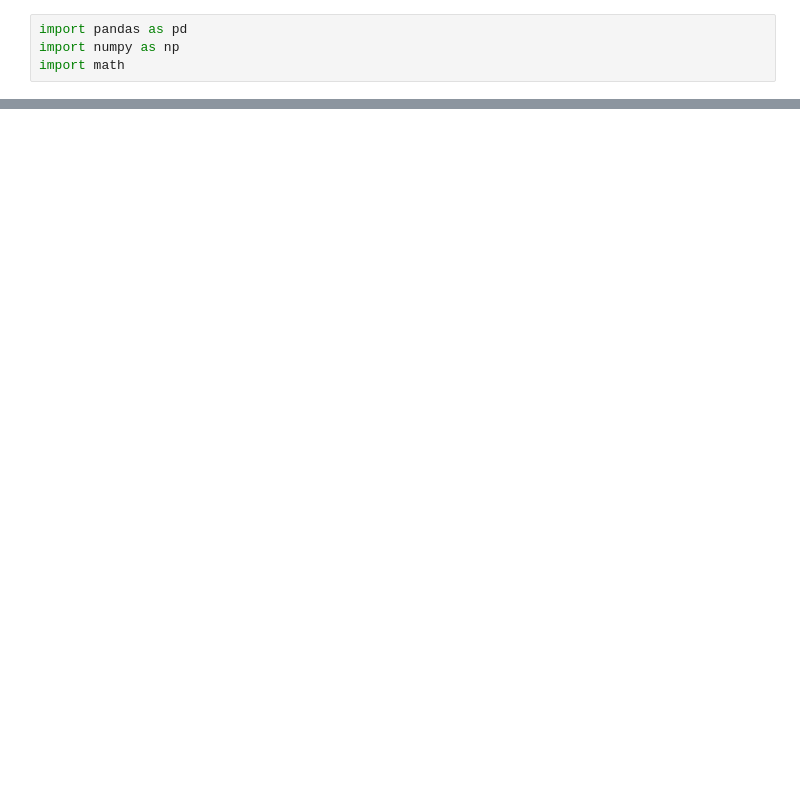
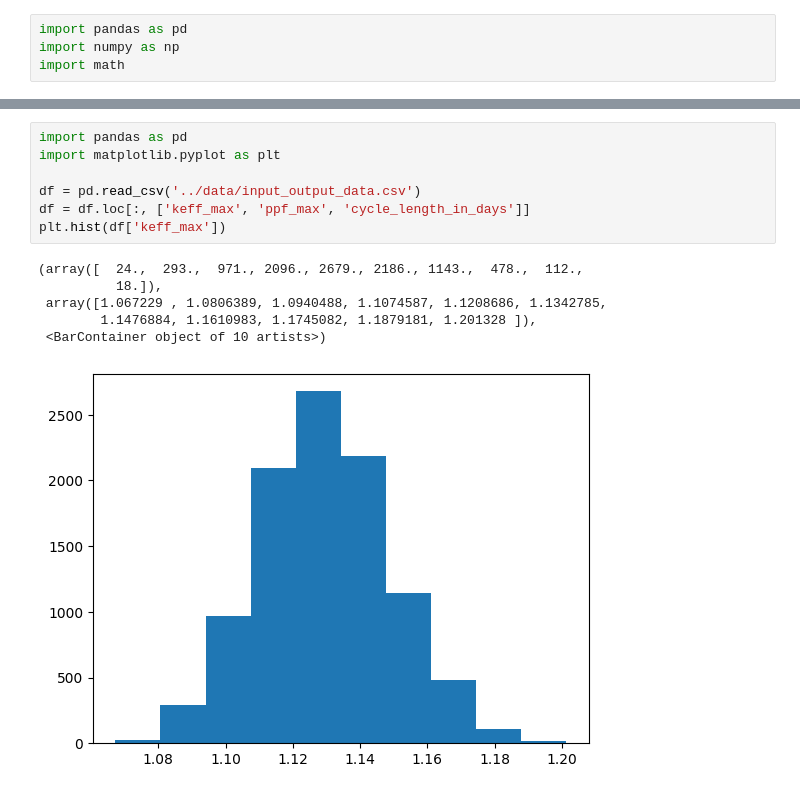
Before and after one commit to PatBoj/PARCSANN_v2, a Jupyter notebook: notebooks/test.ipynb, the cells around one changed output, grey strips where cells are left out. Cells and saved outputs as stored; diff of their text form; blank space fills up the shorter version.

```diff
--- a/notebooks/test.ipynb
+++ b/notebooks/test.ipynb
@@ -25,0 +31,14 @@ rmse.sort_values(by='rmse')
+# %%
+import pandas as pd
+import matplotlib.pyplot as plt
+
+df = pd.read_csv('../data/input_output_data.csv')
+df = df.loc[:, ['keff_max', 'ppf_max', 'cycle_length_in_days']]
+plt.hist(df['keff_max'])
+# %% [output]
+(array([  24.,  293.,  971., 2096., 2679., 2186., 1143.,  478.,  112.,
+          18.]),
+ array([1.067229 , 1.0806389, 1.0940488, 1.1074587, 1.1208686, 1.1342785,
+        1.1476884, 1.1610983, 1.1745082, 1.1879181, 1.201328 ]),
+ <BarContainer object of 10 artists>)
+[figure, added]
```
Also changed, not shown: parts of 5 cells of this notebook, 23 other files.
